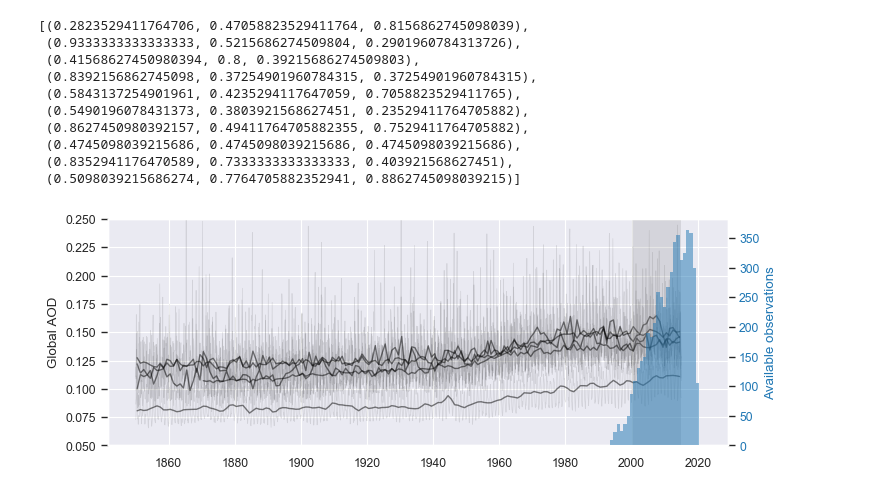
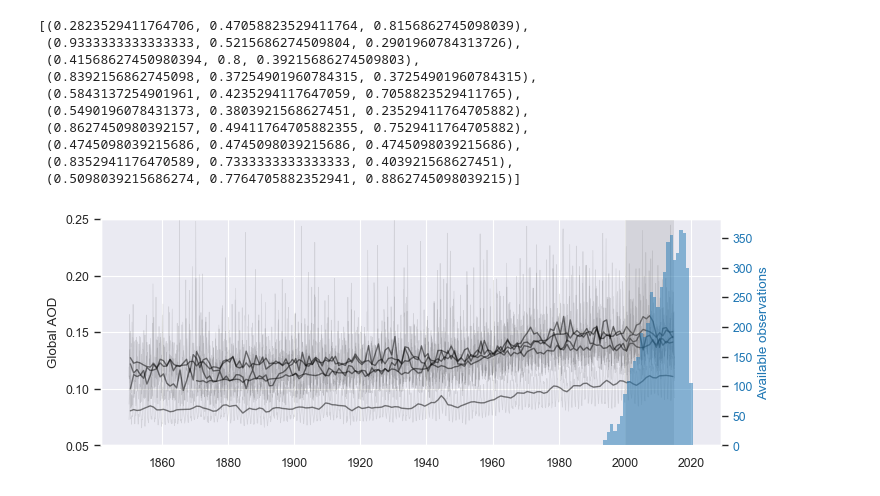
Before and after one commit to AugustinMortier/aerosol_trends, a Jupyter notebook: scripts/hist_trends.ipynb, the cells around one changed output. Cells and saved outputs as stored; diff of their text form; code cells hidden in the pictures.

Commit message:
add hist run figure

```diff
--- a/scripts/hist_trends.ipynb
+++ b/scripts/hist_trends.ipynb
@@ -150,33 +150,33 @@ for model in models:
     #yealry values
     yx = js2date(MOD_MAP[model]['WORLD']['trends']['yearly']['jsdate'])
     yy = MOD_MAP[model]['WORLD']['trends']['yearly']['data']
 
     if yx[0]<datetime.datetime(1900, 1, 1, 1, 0):
         color = 'black' #get_color2_mod(model)
         plt.plot(mx, my, color=color, lw=0.5, alpha=.1, zorder=3)
         plt.plot(yx, yy, color=color, label=get_all_mods()[model]['name'], lw=1, alpha=.5, zorder=5)
 
 plt.ylabel('Global AOD')
 ax.set_ylim(0.05,0.25)
-ax.yaxis.set_ticks(np.arange(0.05, end, stepsize))
+ax.yaxis.set_ticks(np.arange(0.05, 0.30, 0.05))
 
 #available observations
 nobs = OBS_DF['WORLD'].groupby(pd.Grouper(freq='A')).mean().count(axis=1)
 ox = nobs.index
 oy = nobs.values
 #set new axis
 ax2 = ax.twinx()
 color = 'tab:blue'
 ax2.set_ylabel('Available observations', color=color)  # we already handled the x-label with ax1
 ax2.bar(ox, oy, width=1, color=color, alpha=.5, linewidth=0, zorder=4)
 ax2.tick_params(axis='y', labelcolor=color)
 ax2.grid(False)
 
 #highlight study period
 plt.axvspan(datetime.datetime(2000, 1, 1, 1, 0),datetime.datetime(2015, 1, 1, 1, 0), facecolor='gray', alpha=0.2, zorder=0, linewidth=0, edgecolor='white')
 
 fx=.5
 fig.set_size_inches(16*fx,6*fx)
-plt.savefig('figs/heatmaps/hist_runs.png', dpi=300, bbox_inches='tight')
+plt.savefig('figs/hist_runs.png', dpi=300, bbox_inches='tight')
 # %% [output]
-[figure, old version]
+[figure, new version]
```
Also changed, not shown: 1 other file.
